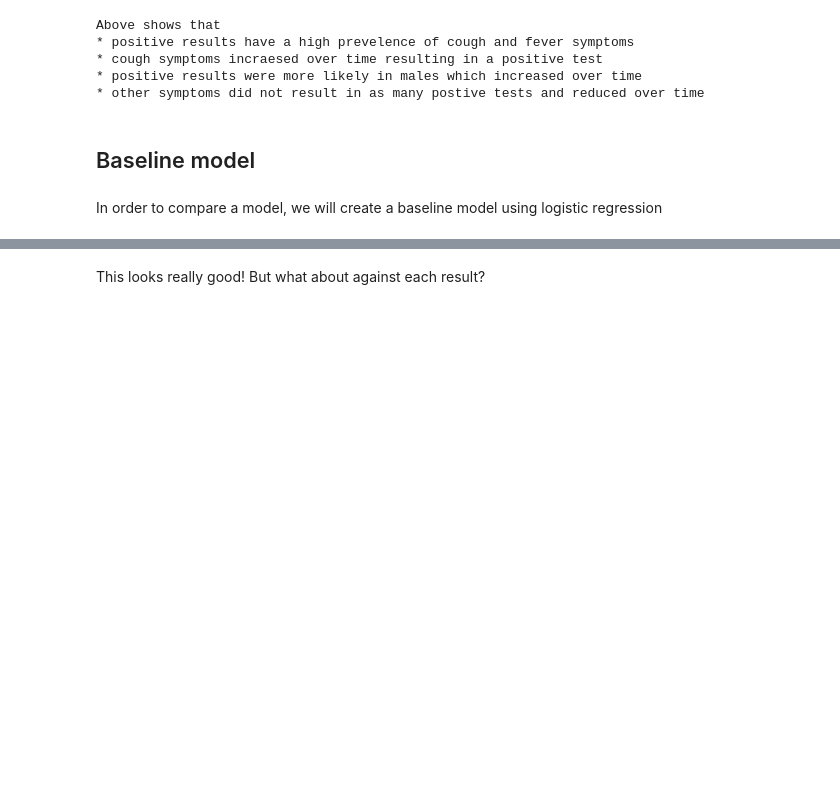
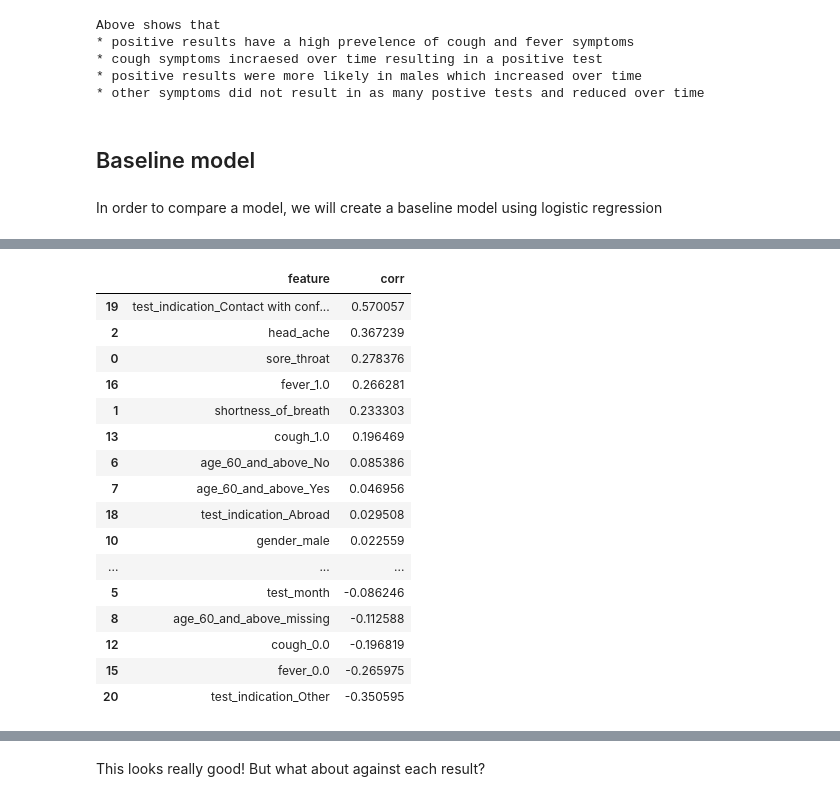
Before and after one commit to yauemily/L7_Hackathon, a Jupyter notebook: c19_pred_model.ipynb, the cells around one changed output, grey strips where cells are left out. Saved outputs shown, nothing was run; the diff lists cells and outputs as text; code cells hidden in the pictures; blank space fills up the shorter version.

```diff
--- a/c19_pred_model.ipynb
+++ b/c19_pred_model.ipynb
@@ -265,0 +297,15 @@ y = one_hot_encoded_data['corona_result']
+# %%
+# Do we have a correlation between our target variable and each feature?
+y_binary = y.replace({'negative': 0, 'positive': 1})
+
+# Initialize an empty list to collect results
+corr_results = []
+
+# Calculate correlation for each feature
+for c in X.columns:
+    corr = X[c].corr(y_binary)
+    print(f'Correlation of {c} with target: {corr}')
+    corr_results.append({'feature': c, 'corr': corr})
+
+# Create a DataFrame from the results
+corr_result = pd.DataFrame(corr_results)
@@ -266,3 +330,23 @@ y = one_hot_encoded_data['corona_result']
+# %%
+corr_result.sort_values(by='corr', ascending = False)
+# %% [output]
+|  | feature | corr |
+| 19 | test_indication_Contact with conf... | 0.570057 |
+| 2 | head_ache | 0.367239 |
+| 0 | sore_throat | 0.278376 |
+| 16 | fever_1.0 | 0.266281 |
+| 1 | shortness_of_breath | 0.233303 |
+| 13 | cough_1.0 | 0.196469 |
+| 6 | age_60_and_above_No | 0.085386 |
+| 7 | age_60_and_above_Yes | 0.046956 |
+| 18 | test_indication_Abroad | 0.029508 |
+| 10 | gender_male | 0.022559 |
+| ... | ... | ... |
+| 5 | test_month | -0.086246 |
+| 8 | age_60_and_above_missing | -0.112588 |
+| 12 | cough_0.0 | -0.196819 |
+| 15 | fever_0.0 | -0.265975 |
+| 20 | test_indication_Other | -0.350595 |
 # %%
 # train test split
 X_train, X_test, y_train, y_test = train_test_split(X,y, train_size= 0.8 ,stratify = y)
```
Also changed, not shown: parts of 14 cells of this notebook.
